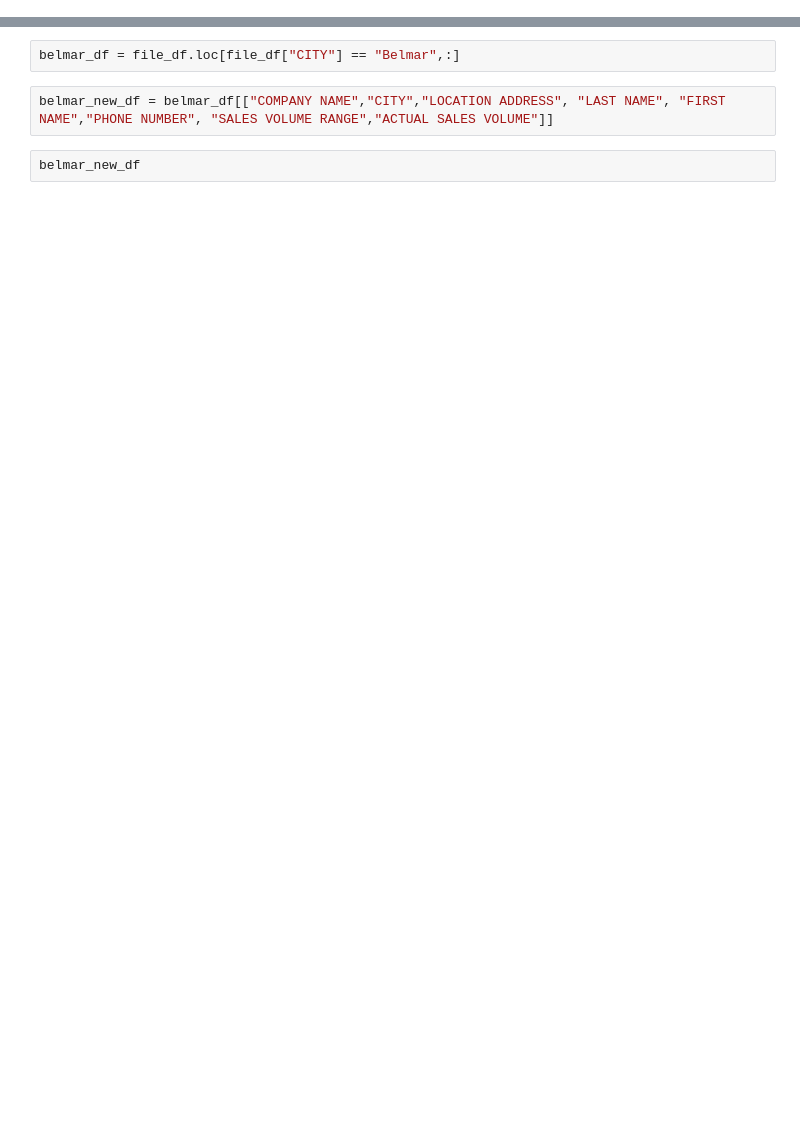
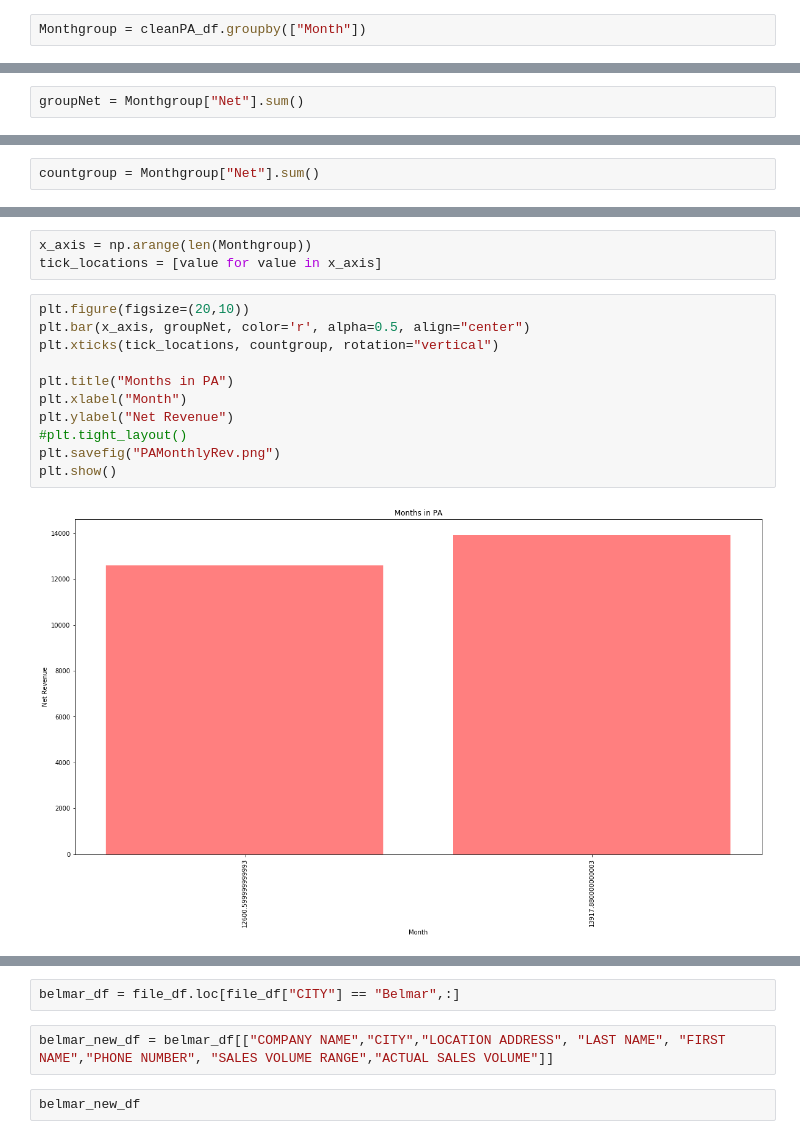
Before and after one commit to doradojt/Filta, a Jupyter notebook: FiltaAnalysis/.ipynb, the cells around one changed output, grey strips where cells are left out. Drawn from its saved outputs; the diff is of its cells as text; blank space fills up the shorter version.

```diff
--- a/FiltaAnalysis/.ipynb
+++ b/FiltaAnalysis/.ipynb
@@ -19,0 +116,2 @@ file_df["ACTUAL SALES VOLUME"].min()
+# %%
+Monthgroup = cleanPA_df.groupby(["Month"])
@@ -19,0 +162,2 @@ file_df["ACTUAL SALES VOLUME"].min()
+# %%
+groupNet = Monthgroup["Net"].sum()
@@ -19,0 +171,2 @@ file_df["ACTUAL SALES VOLUME"].min()
+# %%
+countgroup = Monthgroup["Net"].sum()
@@ -20,2 +187,18 @@ file_df["ACTUAL SALES VOLUME"].min()
+# %%
+x_axis = np.arange(len(Monthgroup))
+tick_locations = [value for value in x_axis]
+# %%
+plt.figure(figsize=(20,10))
+plt.bar(x_axis, groupNet, color='r', alpha=0.5, align="center")
+plt.xticks(tick_locations, countgroup, rotation="vertical")
+
+plt.title("Months in PA")
+plt.xlabel("Month")
+plt.ylabel("Net Revenue")
+#plt.tight_layout()
+plt.savefig("PAMonthlyRev.png")
+plt.show()
+# %% [output]
+[figure, added]
 # %%
 file_df["ACTUAL SALES VOLUME"].max()
```
Also changed, not shown: parts of 59 cells of this notebook, 5 other files.
